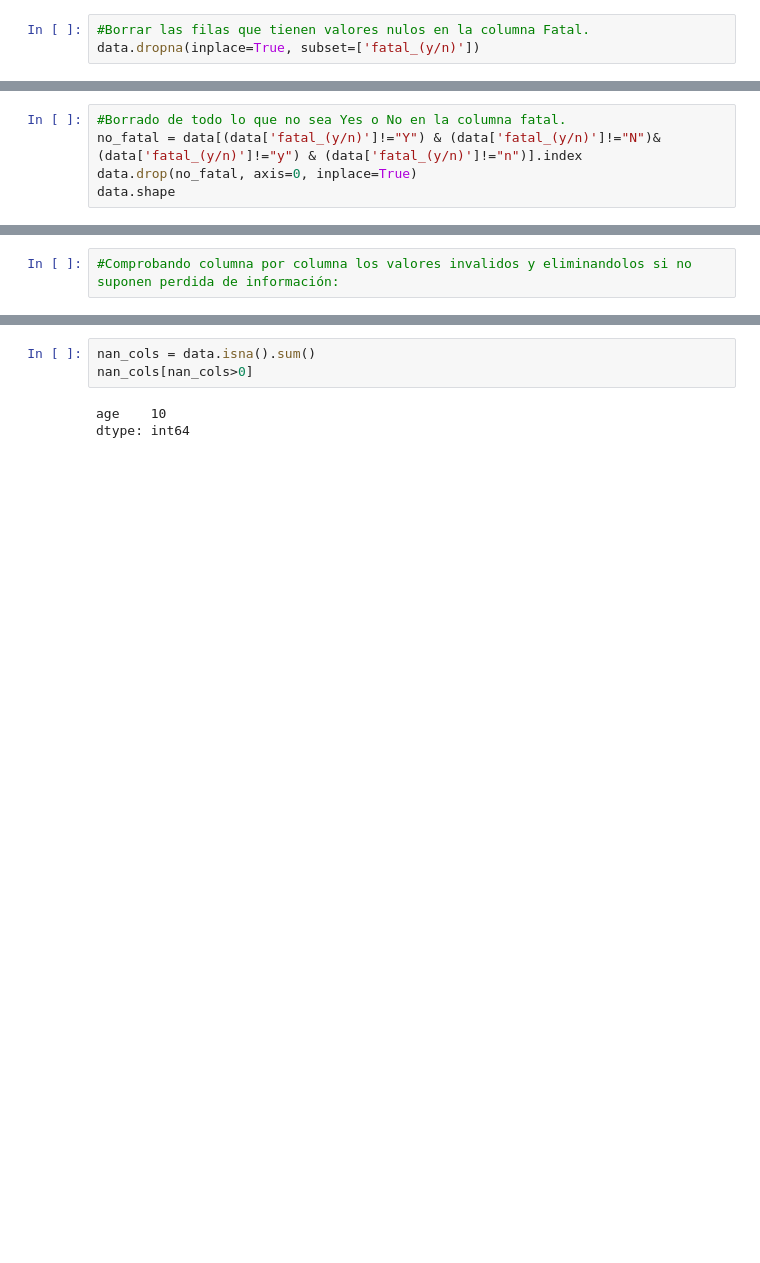
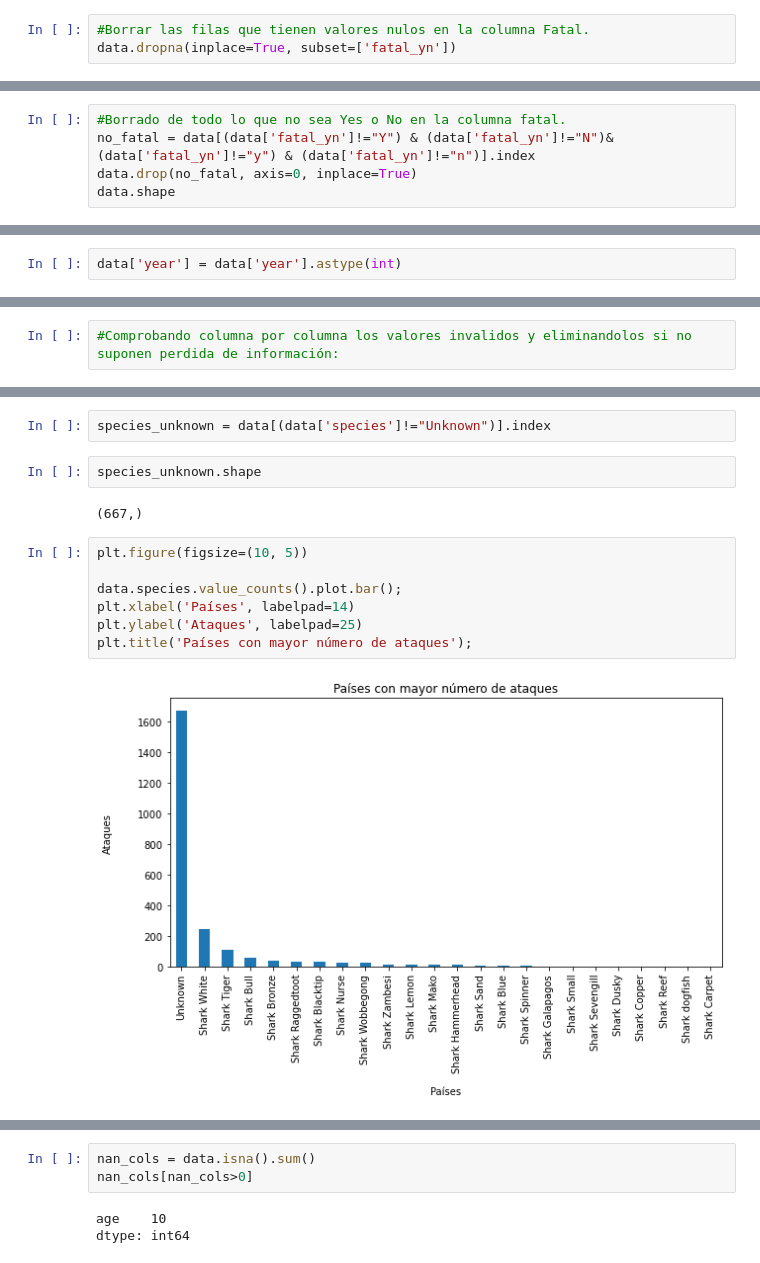
Before and after one commit to Vert-ix/SHARKs-ATTACK-DATASET_Berta, a Jupyter notebook: your.code/sharks_attack_dataset_Berta.ipynb, the cells around one changed output, grey strips where cells are left out. Saved outputs shown, nothing was run; the diff lists cells and outputs as text; blank space fills up the shorter version.

```diff
--- a/your.code/sharks_attack_dataset_Berta.ipynb
+++ b/your.code/sharks_attack_dataset_Berta.ipynb
@@ -192,6 +189,6 @@ data.shape
 # %%
 #Borrar las filas que tienen valores nulos en la columna Fatal.
-data.dropna(inplace=True, subset=['fatal_(y/n)'])
+data.dropna(inplace=True, subset=['fatal_yn'])
 # %%
 data.shape
 # %% [output]
@@ -199,6 +196,6 @@ data.shape
 # %%
 #Borrado de todo lo que no sea Yes o No en la columna fatal.
-no_fatal = data[(data['fatal_(y/n)']!="Y") & (data['fatal_(y/n)']!="N")& (data['fatal_(y/n)']!="y") & (data['fatal_(y/n)']!="n")].index
+no_fatal = data[(data['fatal_yn']!="Y") & (data['fatal_yn']!="N")& (data['fatal_yn']!="y") & (data['fatal_yn']!="n")].index
 data.drop(no_fatal, axis=0, inplace=True)
 data.shape
 # %% [output]
@@ -229,0 +245,2 @@ data.shape
+# %%
+data['year'] = data['year'].astype(int)
@@ -438,0 +362,15 @@ array(['Paddling', 'Standing', 'Surfing', 'Fishing', 'Walking', 'Others',
+# %%
+species_unknown = data[(data['species']!="Unknown")].index
+# %%
+species_unknown.shape
+# %% [output]
+(667,)
+# %%
+plt.figure(figsize=(10, 5))
+
+data.species.value_counts().plot.bar();
+plt.xlabel('Países', labelpad=14)
+plt.ylabel('Ataques', labelpad=25)
+plt.title('Países con mayor número de ataques');
+# %% [output]
+[figure, added]
```
Also changed, not shown: parts of 70 cells of this notebook, 2 other files.
